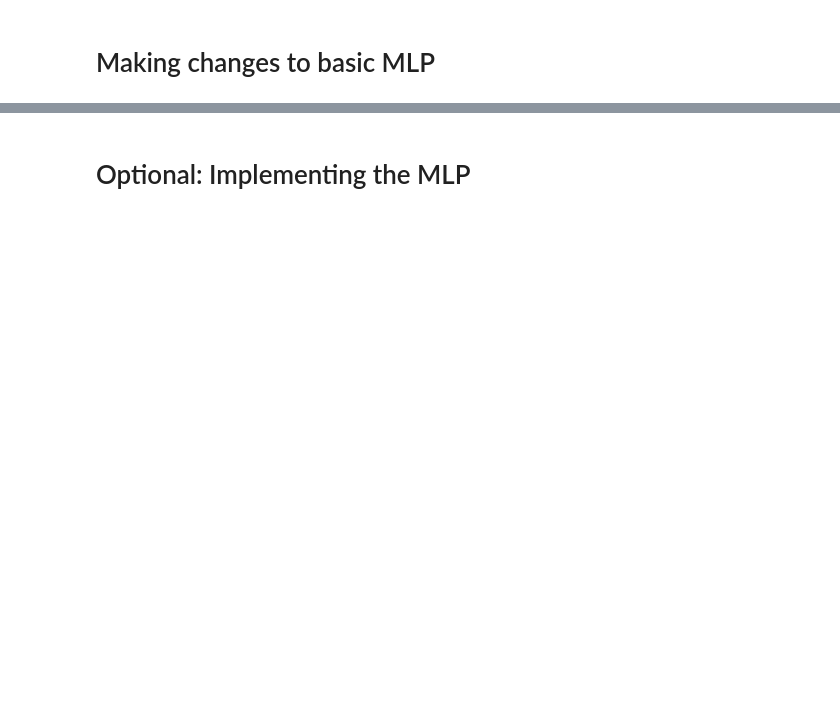
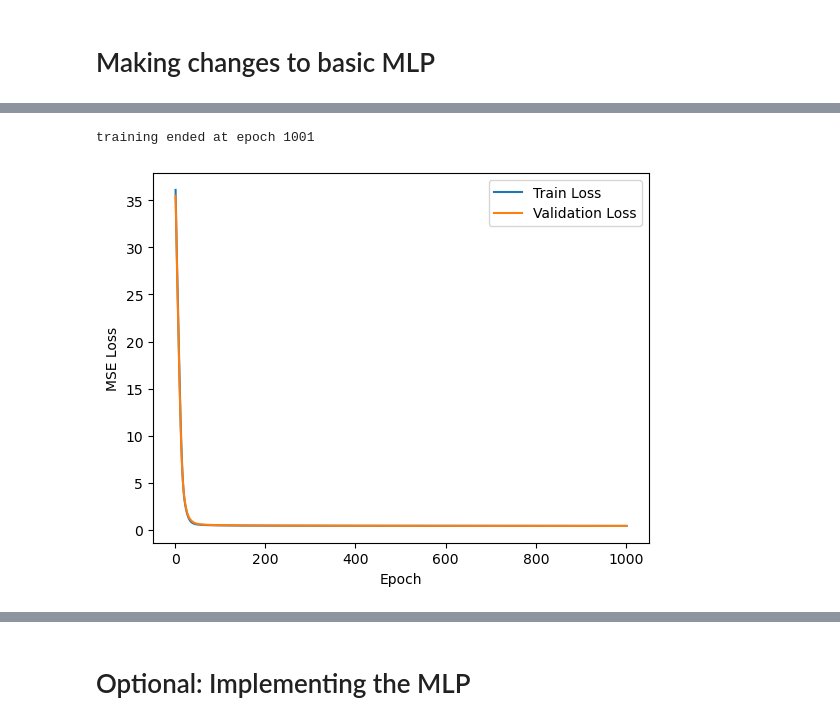
Before and after one commit to USFCA-CS663-Spring2024/mlp-multi-layer-perceptron-lawrenceslng, a Jupyter notebook: Assignment 4 - MLP.ipynb, the cells around one changed output, grey strips where cells are left out. Saved outputs shown, nothing was run; the diff lists cells and outputs as text; code cells hidden in the pictures; blank space fills up the shorter version.

```diff
--- a/Assignment 4 - MLP.ipynb
+++ b/Assignment 4 - MLP.ipynb
@@ -501,0 +485,3 @@ plt.show()
+# %%
+valid_x, test_x = map(scaler.transform, (main_valid_x, main_test_x))
+valid_x
@@ -501,0 +502,4 @@ plt.show()
+# %%
+valid_x_ss = torch.tensor(valid_x).float()
+test_x_ss = torch.tensor(test_x).float()
+valid_x_ss
@@ -501,0 +514,3 @@ plt.show()
+# %%
+train_y, valid_y, test_y = map(makeCorrectSizedTensor, (main_train_y.to_numpy(), main_valid_y.to_numpy(), main_test_y.to_numpy()))
+train_y
@@ -501,0 +525,67 @@ plt.show()
+# %%
+train_data = WineDataset(train_x_ss, train_y)
+valid_data = WineDataset(valid_x_ss, valid_y)
+test_data = WineDataset(test_x_ss, test_y)
+
+train_loader = DataLoader(dataset=train_data, batch_size=8)
+# %%
+model = ImprovedWineMLP(11, 5, 1)
+criterion = torch.nn.MSELoss()
+optimiser = torch.optim.SGD(params=model.parameters(), lr=0.0001)
+
+# Training loop
+
+epochs = 1000
+curr_epoch = 1
+train_loss = []
+valid_loss = []
+best_mse = np.inf
+best_weights = None
+cutoff_iterations = 5 ## limit to < 10
+
+for epoch in range(epochs):
+    if not continueTraining(train_loss, valid_loss, cutoff_iterations):
+        print("ending at epoch", epoch)
+        break
+    batch_loss = []
+    model.train()
+    # Train a batch
+    for features, targets in train_loader:
+        # Get output
+        output = model.forward(features)
+        # # Calculate the loss
+        loss = criterion(output, targets.float())
+        batch_loss.append(loss.item())
+        optimiser.zero_grad() # Remove previous gradients
+        loss.backward() # What the updates should be
+        optimiser.step() # Update weights and biases
+    # For each epoch
+    model.eval()
+    # # Training loss
+    train_loss.append(sum(batch_loss) / len(batch_loss))
+    # # Valid loss, etc.
+    hyp_valid = model.forward(valid_x_ss)
+    curr_valid_loss = criterion(hyp_valid, valid_y.float())
+    valid_loss.append(curr_valid_loss.item())
+    curr_epoch += 1
+    if curr_valid_loss < best_mse:
+        best_mse = curr_valid_loss
+        best_weights = copy.deepcopy(model.state_dict())
+
+# epochs vs train && epochs vs valid
+print("training ended at epoch", curr_epoch)
+
+# https://machinelearningmastery.com/building-a-regression-model-in-pytorch/
+
+def plot_loss_curves(epochs, train_loss, valid_loss):
+    plt.plot(epochs, train_loss, label='Train Loss')
+    plt.plot(epochs, valid_loss, label='Validation Loss')
+    plt.xlabel('Epoch')
+    plt.ylabel('MSE Loss')
+    plt.legend()
+    plt.show()
+
+plot_loss_curves(np.linspace(1, curr_epoch, curr_epoch-1), train_loss, valid_loss)
+# %% [output]
+training ended at epoch 1001
+[figure, added]
```
Also changed, not shown: parts of 25 cells of this notebook.
